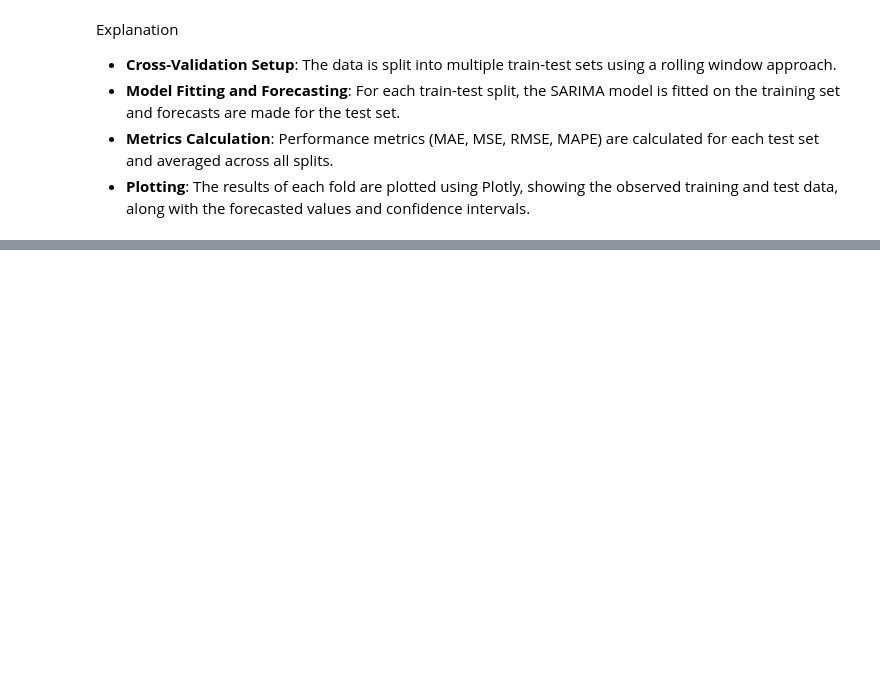
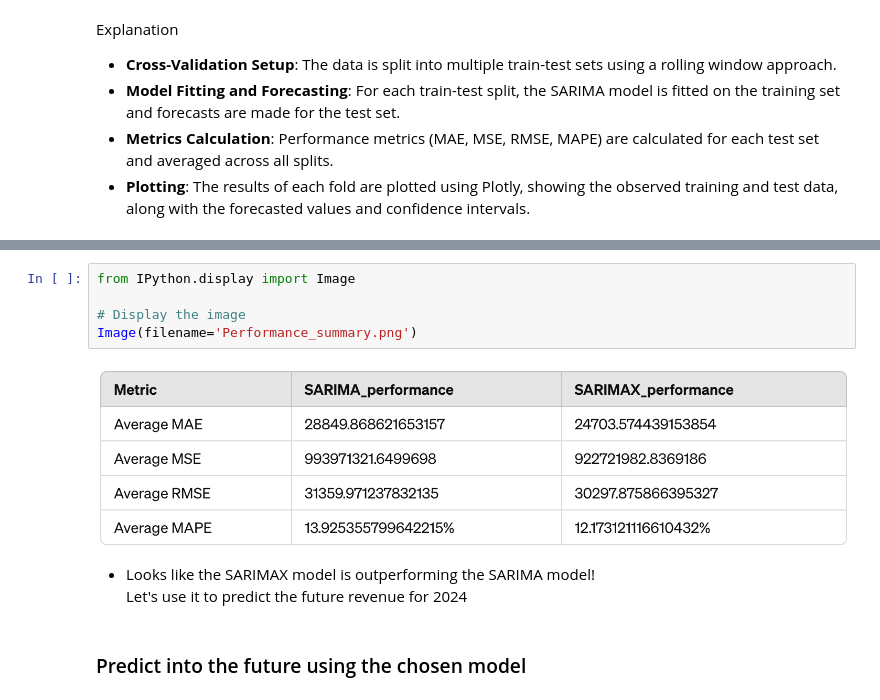
Before and after one commit to yotamdery/Time-series-prediction-, a Jupyter notebook: home_assignment_solution.ipynb, the cells around one changed output, grey strips where cells are left out. Cells and saved outputs as stored; diff of their text form; blank space fills up the shorter version.

```diff
--- a/home_assignment_solution.ipynb
+++ b/home_assignment_solution.ipynb
@@ -591,0 +887,11 @@ Average MAPE: 13.564529403198257%
+# %%
+from IPython.display import Image
+
+# Display the image
+Image(filename='Performance_summary.png')
+# %% [output]
+[figure, added]
+# %% [markdown]
+* Looks like the SARIMAX model is outperforming the SARIMA model!<br>Let's use it to predict the future revenue for 2024
+# %% [markdown]
+### Predict into the future using the chosen model
```
Also changed, not shown: parts of 24 cells of this notebook, 2 other files.
